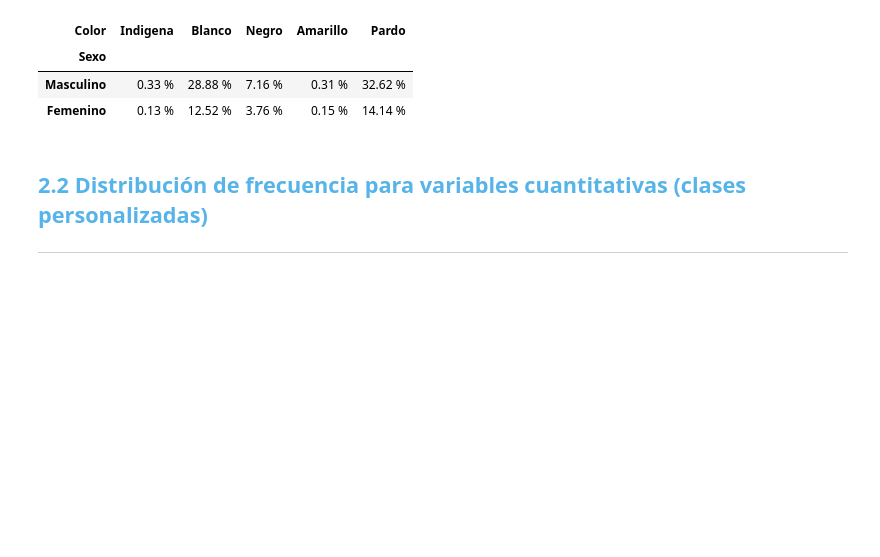
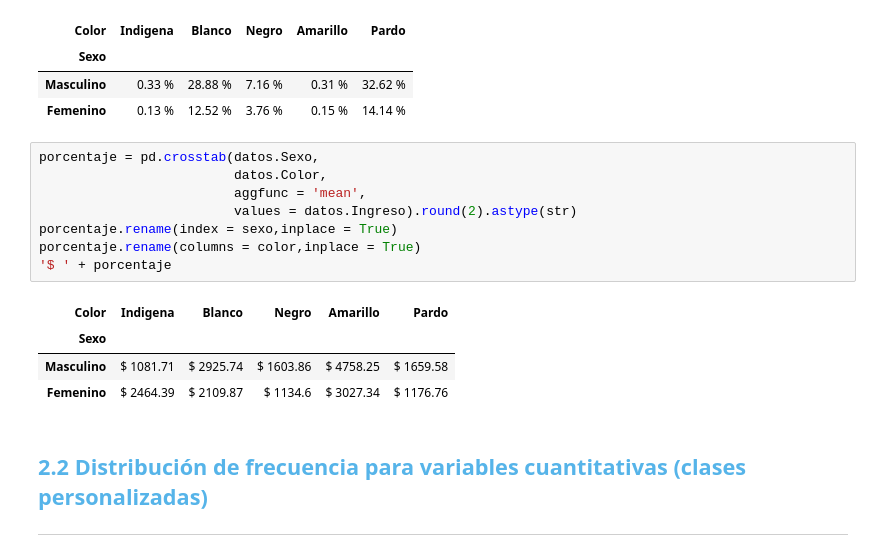
Before and after one commit to ivazquez-07/python_data_science_excersises, a Jupyter notebook: Curso-de-Estadistica-con-Python-Aula-1/Curso_de_Estadística_con_Python_1.ipynb, the cells around one changed output. Saved outputs shown, nothing was run; the diff lists cells and outputs as text; blank space fills up the shorter version.

Commit message:
Uso de la función Mean (media aritmética)

```diff
--- a/Curso-de-Estadistica-con-Python-Aula-1/Curso_de_Estadística_con_Python_1.ipynb
+++ b/Curso-de-Estadistica-con-Python-Aula-1/Curso_de_Estadística_con_Python_1.ipynb
@@ -285,6 +285,19 @@ porc_freq
 | Sexo |  |  |  |  |  |
 | Masculino | 0.33 % | 28.88 % | 7.16 % | 0.31 % | 32.62 % |
 | Femenino | 0.13 % | 12.52 % | 3.76 % | 0.15 % | 14.14 % |
+# %%
+porcentaje = pd.crosstab(datos.Sexo,
+                         datos.Color,
+                         aggfunc = 'mean',
+                         values = datos.Ingreso).round(2).astype(str)
+porcentaje.rename(index = sexo,inplace = True)
+porcentaje.rename(columns = color,inplace = True)
+'$ ' + porcentaje
+# %% [output]
+| Color | Indigena | Blanco | Negro | Amarillo | Pardo |
+| Sexo |  |  |  |  |  |
+| Masculino | $ 1081.71 | $ 2925.74 | $ 1603.86 | $ 4758.25 | $ 1659.58 |
+| Femenino | $ 2464.39 | $ 2109.87 | $ 1134.6 | $ 3027.34 | $ 1176.76 |
 # %% [markdown]
 ## <font color=#56B4E9>2.2 Distribución de frecuencia para variables cuantitativas (clases personalizadas)</font>
 ***
```
